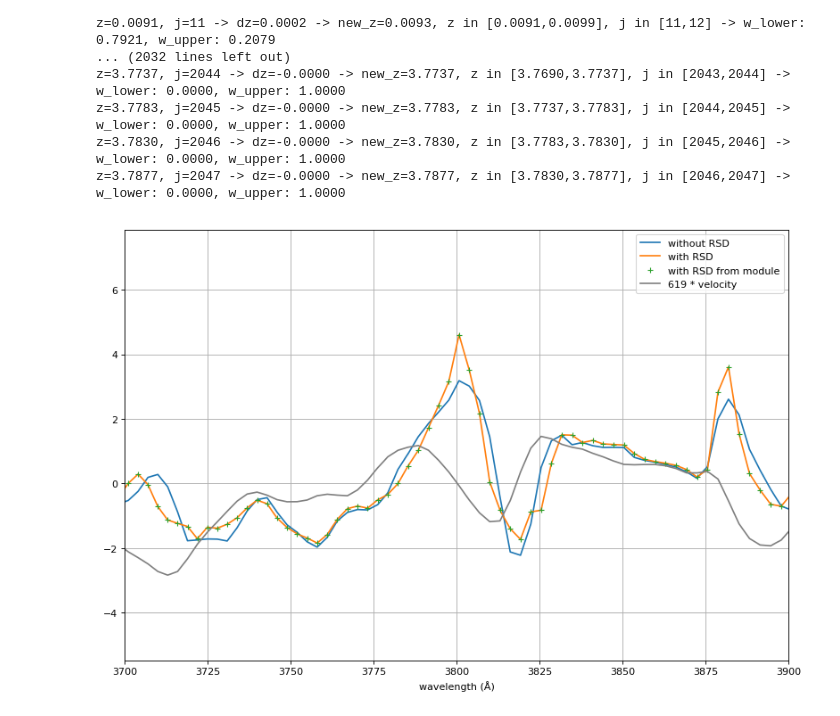
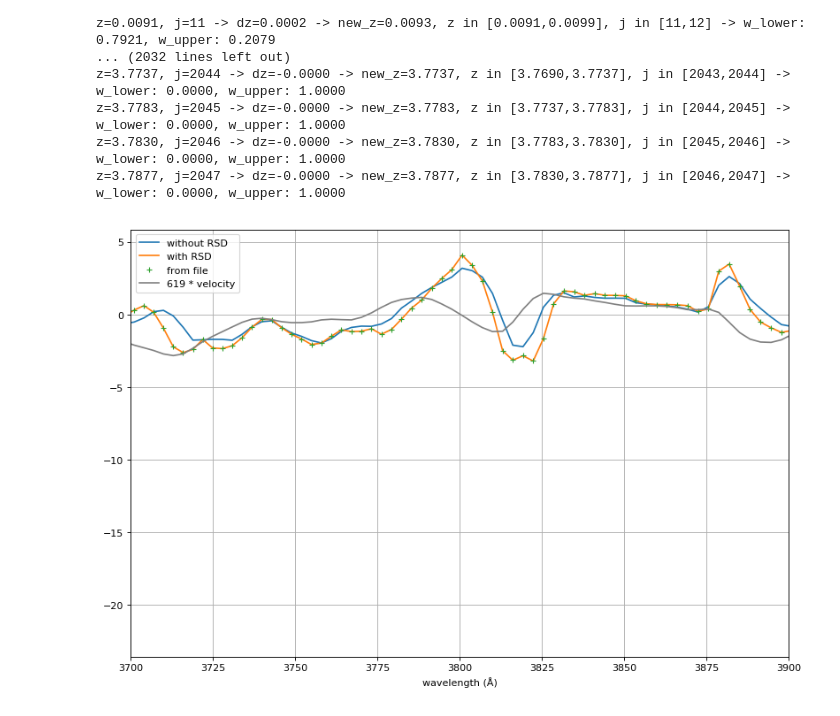
Before and after one commit to igmhub/LyaCoLoRe, a Jupyter notebook: example_scripts/test_RSD.ipynb, the cells around one changed output. Saved outputs shown, nothing was run; the diff lists cells and outputs as text; code cells hidden in the pictures.

```diff
--- a/example_scripts/test_RSD.ipynb
+++ b/example_scripts/test_RSD.ipynb
@@ -123,5 +136,8 @@ It them plots a gaussian skewer with and without RSDs, and the corresponding (sc
+# %%
+import process_functions as pf
+physical_skewer = pf.gaussian_to_lognormal_delta(gaussian_colore[2].data,SIGMA_G,D)[iskewer_colore,:] + 1
 # %%
-new_gaussian_skewer = np.zeros(gaussian_skewer.shape)
+new_physical_skewer = np.zeros(gaussian_skewer.shape)
 for j in range(N_cells):
     z_cell=Z[j]
     dz_cell = velocity_skewer[j]
@@ -142,8 +158,8 @@ for j in range(N_cells):
         w_upper = abs(new_z_cell - z_lower)/(z_upper - z_lower)
         w_lower = abs(new_z_cell - z_upper)/(z_upper - z_lower)
     print('z={:2.4f}, j={:2.0f} -> dz={:2.4f} -> new_z={:2.4f}, z in [{:2.4f},{:2.4f}], j in [{:2.0f},{:2.0f}] -> w_lower: {:2.4f}, w_upper: {:2.4f}'.format(z_cell,j,dz_cell,new_z_cell,z_lower,z_upper,j_lower,j_upper,w_lower,w_upper))
-    new_gaussian_skewer[j_upper] += w_upper*gaussian_skewer[j]
-    new_gaussian_skewer[j_lower] += w_lower*gaussian_skewer[j]
+    new_physical_skewer[j_upper] += w_upper*physical_skewer[j]
+    new_physical_skewer[j_lower] += w_lower*physical_skewer[j]
 # %% [output]
 z=0.0004, j= 0 -> dz=0.0015 -> new_z=0.0019, z in [0.0012,0.0020], j in [ 1, 2] -> w_lower: 0.0509, w_upper: 0.9491
 z=0.0012, j= 1 -> dz=0.0019 -> new_z=0.0031, z in [0.0028,0.0036], j in [ 3, 4] -> w_lower: 0.5706, w_upper: 0.4294
@@ -169,15 +181,20 @@ new_gaussian_skewer_from_module = RSD.add_linear_skewer_RSDs(gaussian_colore[2].
+# %%
+new_physical_skewer += 1E-10
+# %%
+new_gaussian_skewer = pf.lognormal_delta_to_gaussian(np.reshape(new_physical_skewer,(1,new_physical_skewer.shape[0]))-1,SIGMA_G,D)
+new_gaussian_skewer = np.reshape(new_gaussian_skewer,new_gaussian_skewer.shape[1])
 # %%
 plt.figure(figsize=(12, 8), dpi= 80, facecolor='w', edgecolor='k')
 scale_vel = 3/max(velocity_skewer)
 plt.plot(lya*(1+Z),gaussian_skewer,label='without RSD')
 plt.plot(lya*(1+Z),new_gaussian_skewer,label='with RSD')
-plt.plot(lya*(1+Z),new_gaussian_skewer_from_module,'+',label='with RSD from module')
+plt.plot(10**gaussian_RSD[2].data,gaussian_RSD[0].data[:,iskewer],'+',label='from file')
 plt.plot(lya*(1+Z),scale_vel*velocity_skewer,label='{:2.0f} * velocity'.format(scale_vel),c=(0.5,0.5,0.5))
 
 plt.xlim(x_lower,x_upper)
 plt.xlabel('wavelength (Å)')
 plt.legend()
 plt.grid()
 plt.show()
 # %% [output]
-[figure, old version]
+[figure, new version]
```
Also changed, not shown: parts of 12 cells of this notebook, 1 other file.
